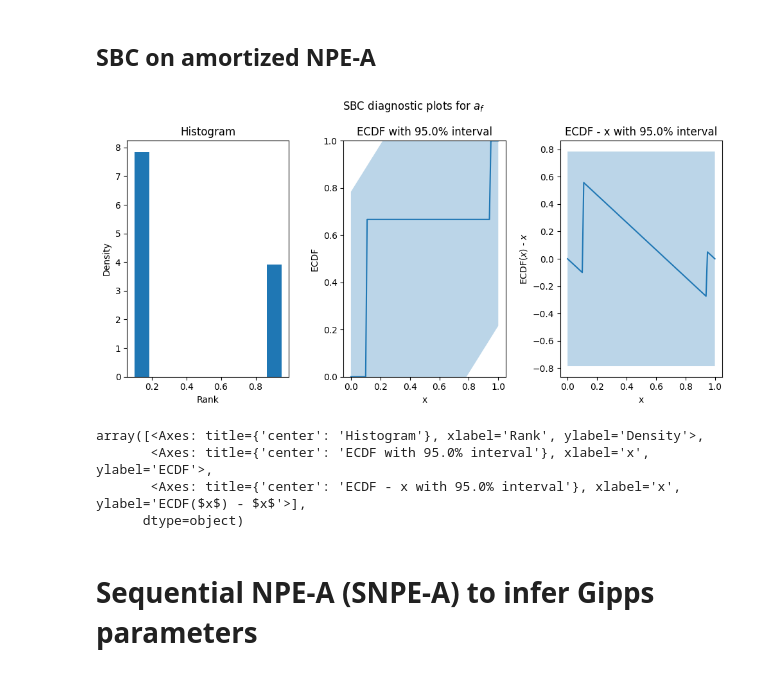
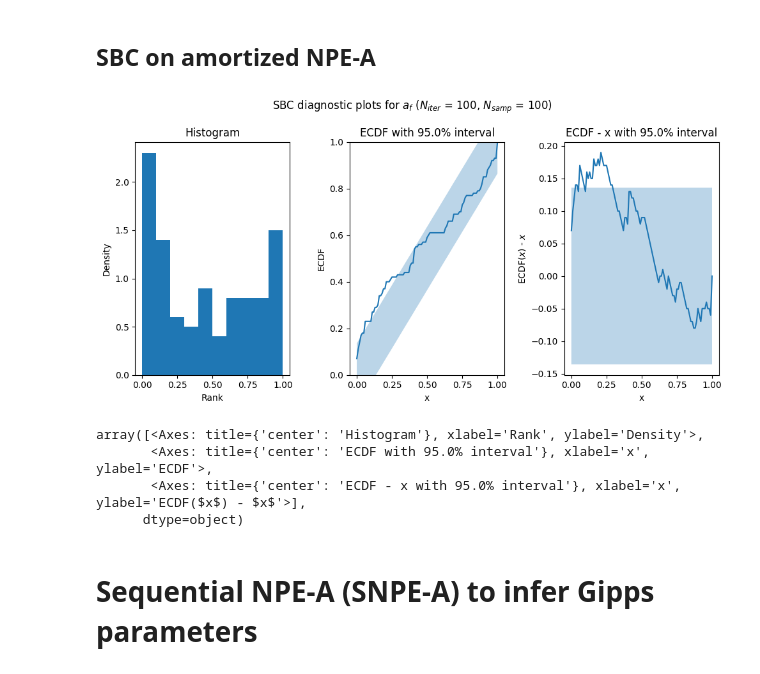
Before and after one commit to kaisamaroo/SBC-SBI, a Jupyter notebook: notebooks/real_examples/gipps_7d/npe_a.ipynb, the cells around one changed output. Saved outputs shown, nothing was run; the diff lists cells and outputs as text; code cells hidden in the pictures.

```diff
--- a/notebooks/real_examples/gipps_7d/npe_a.ipynb
+++ b/notebooks/real_examples/gipps_7d/npe_a.ipynb
@@ -217,23 +162,29 @@ for i in range(dim):        # row index
 ## SBC on amortized NPE-A
 # %%
 amortized_sbc_ID = 0
-
-# Ensure these coincide with what was used in experiment
-N_iter = 3
-N_samp = 100
 
 path_to_amortized_sbc = results_path + f"/amortized_sbc{amortized_sbc_ID}_amortized_posterior{amortized_posterior_ID}_leader_trajectory{leader_trajectory_ID}" + ".npy"
 path_to_amortized_sbc_config = results_path + f"/amortized_sbc{amortized_sbc_ID}_amortized_posterior{amortized_posterior_ID}_leader_trajectory{leader_trajectory_ID}" + ".yaml"
 
+# Retrieve amortized sbc ranks
 amortized_ranks = np.load(path_to_amortized_sbc)
-title=fr"SBC diagnostic plots for {parameter_labels[0]}"
-plot_sbc_all(amortized_ranks, N_iter=N_iter, N_samp=N_samp, title=title)
+
+# Retrieve amortized sbc config
+with open(path_to_amortized_sbc_config, "r") as f:
+    amortized_sbc_config = yaml.safe_load(f) # Dictionary containing all information about this sbc run.
+
+# Get N_iter and N_samp from config file
+N_iter = amortized_sbc_config["sbc_config"]["N_iter"]
+N_samp = amortized_sbc_config["sbc_config"]["N_samp"]
-# %% [output]
-[figure, removed]
-array([<Axes: title={'center': 'Histogram'}, xlabel='Rank', ylabel='Density'>,
-       <Axes: title={'center': 'ECDF with 95.0% interval'}, xlabel='x', ylabel='ECDF'>,
-       <Axes: title={'center': 'ECDF - x with 95.0% interval'}, xlabel='x', ylabel='ECDF($x$) - $x$'>],
-      dtype=object)
+# %%
+title=fr"SBC diagnostic plots for {parameter_labels[0]}" + r" ($N_{iter}$ = " + f"{N_iter}, " + r"$N_{samp}$ = " + f"{N_samp})"
+plot_sbc_all(amortized_ranks, N_iter=N_iter, N_samp=N_samp, title=title)
+# %% [output]
+[figure, added]
+array([<Axes: title={'center': 'Histogram'}, xlabel='Rank', ylabel='Density'>,
+       <Axes: title={'center': 'ECDF with 95.0% interval'}, xlabel='x', ylabel='ECDF'>,
+       <Axes: title={'center': 'ECDF - x with 95.0% interval'}, xlabel='x', ylabel='ECDF($x$) - $x$'>],
+      dtype=object)
 # %% [markdown]
 # Sequential NPE-A (SNPE-A) to infer Gipps parameters
 # %% [markdown]
```
Also changed, not shown: parts of 11 cells of this notebook, 37 other files.
